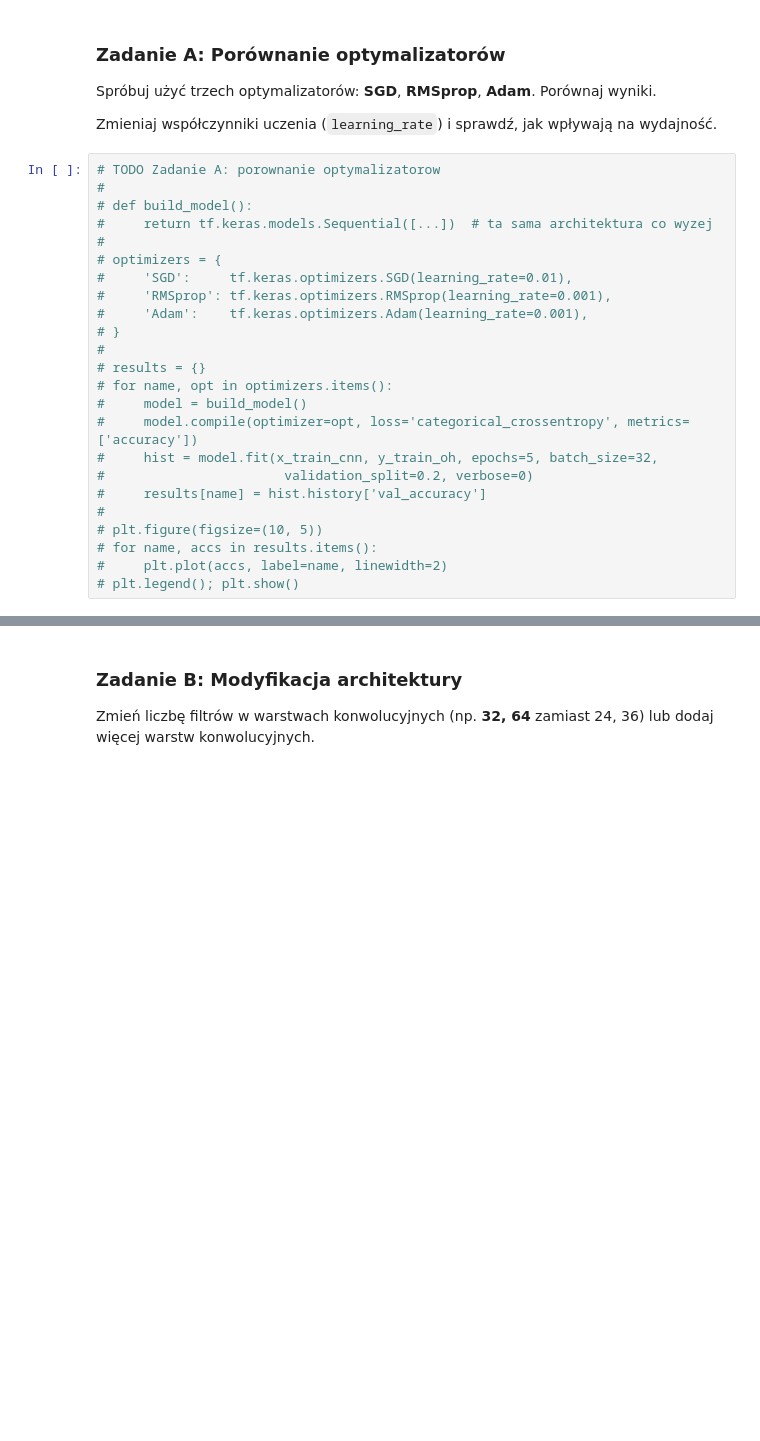
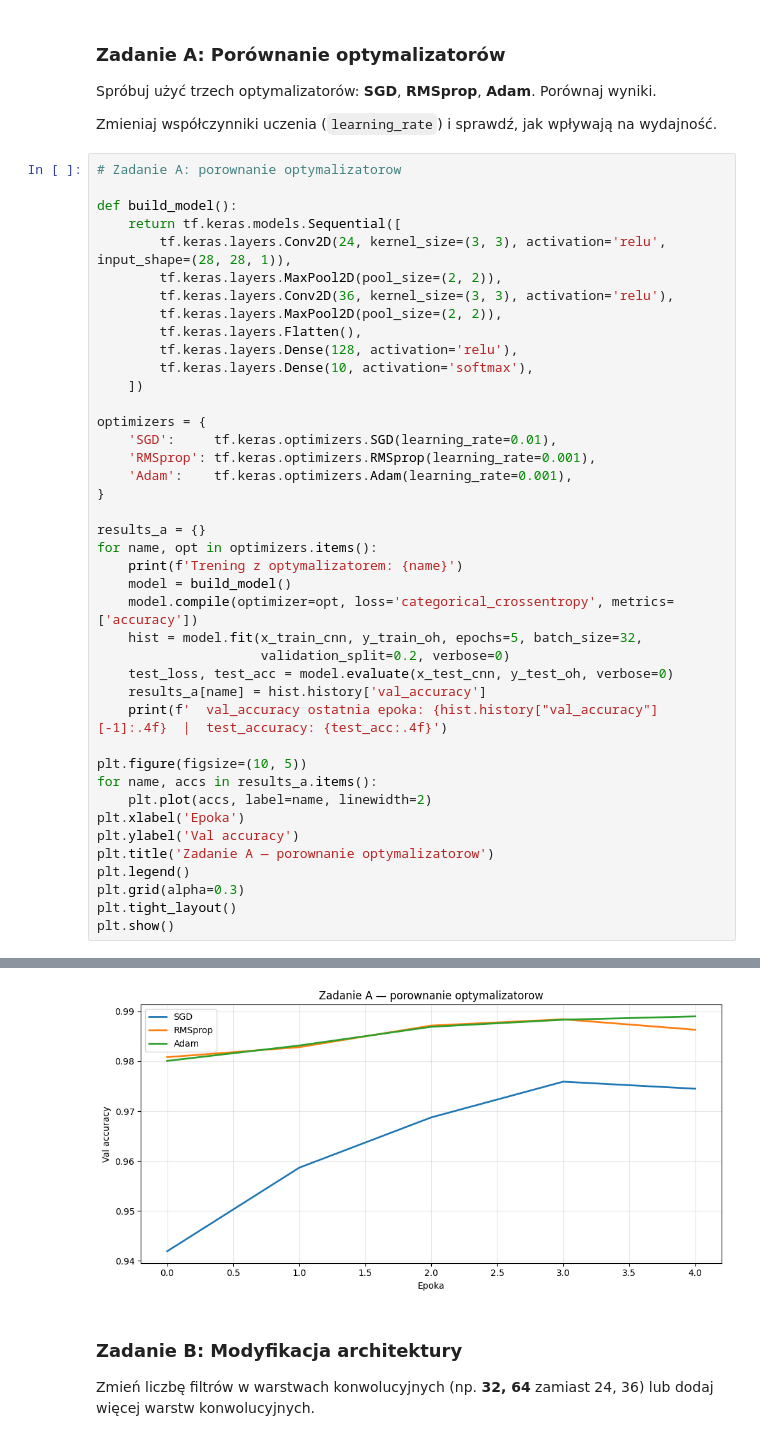
Before and after one commit to zonel/BAI_LAB_TASK, a Jupyter notebook: lab_4/Lab4_TensorFlow_CNN_MAIN_FILE.ipynb, the cells around one changed output, grey strips where cells are left out. Drawn from its saved outputs; the diff is of its cells as text; blank space fills up the shorter version.

```diff
--- a/lab_4/Lab4_TensorFlow_CNN_MAIN_FILE.ipynb
+++ b/lab_4/Lab4_TensorFlow_CNN_MAIN_FILE.ipynb
@@ -1087,26 +1087,44 @@ Spróbuj użyć trzech optymalizatorów: **SGD**, **RMSprop**, **Adam**. Porówn
 
 Zmieniaj współczynniki uczenia (`learning_rate`) i sprawdź, jak wpływają na wydajność.
 # %%
-# TODO Zadanie A: porownanie optymalizatorow
-#
-# def build_model():
-#     return tf.keras.models.Sequential([...])  # ta sama architektura co wyzej
-#
-# optimizers = {
-#     'SGD':     tf.keras.optimizers.SGD(learning_rate=0.01),
-#     'RMSprop': tf.keras.optimizers.RMSprop(learning_rate=0.001),
-#     'Adam':    tf.keras.optimizers.Adam(learning_rate=0.001),
-# }
-#
-# results = {}
-# for name, opt in optimizers.items():
-#     model = build_model()
-#     model.compile(optimizer=opt, loss='categorical_crossentropy', metrics=['accuracy'])
-#     hist = model.fit(x_train_cnn, y_train_oh, epochs=5, batch_size=32,
-#                       validation_split=0.2, verbose=0)
-#     results[name] = hist.history['val_accuracy']
-#
-# plt.figure(figsize=(10, 5))
-# for name, accs in results.items():
-#     plt.plot(accs, label=name, linewidth=2)
-# plt.legend(); plt.show()
+# Zadanie A: porownanie optymalizatorow
+
+def build_model():
+    return tf.keras.models.Sequential([
+        tf.keras.layers.Conv2D(24, kernel_size=(3, 3), activation='relu', input_shape=(28, 28, 1)),
+        tf.keras.layers.MaxPool2D(pool_size=(2, 2)),
+        tf.keras.layers.Conv2D(36, kernel_size=(3, 3), activation='relu'),
+        tf.keras.layers.MaxPool2D(pool_size=(2, 2)),
+        tf.keras.layers.Flatten(),
+        tf.keras.layers.Dense(128, activation='relu'),
+        tf.keras.layers.Dense(10, activation='softmax'),
+    ])
+
+optimizers = {
+    'SGD':     tf.keras.optimizers.SGD(learning_rate=0.01),
+    'RMSprop': tf.keras.optimizers.RMSprop(learning_rate=0.001),
+    'Adam':    tf.keras.optimizers.Adam(learning_rate=0.001),
+}
+
+results_a = {}
+for name, opt in optimizers.items():
+    print(f'Trening z optymalizatorem: {name}')
+    model = build_model()
+    model.compile(optimizer=opt, loss='categorical_crossentropy', metrics=['accuracy'])
+    hist = model.fit(x_train_cnn, y_train_oh, epochs=5, batch_size=32,
+                     validation_split=0.2, verbose=0)
+    test_loss, test_acc = model.evaluate(x_test_cnn, y_test_oh, verbose=0)
+    results_a[name] = hist.history['val_accuracy']
+    print(f'  val_accuracy ostatnia epoka: {hist.history["val_accuracy"][-1]:.4f}  |  test_accuracy: {test_acc:.4f}')
+
+plt.figure(figsize=(10, 5))
+for name, accs in results_a.items():
+    plt.plot(accs, label=name, linewidth=2)
+plt.xlabel('Epoka')
+plt.ylabel('Val accuracy')
+plt.title('Zadanie A — porownanie optymalizatorow')
+plt.legend()
+plt.grid(alpha=0.3)
+plt.tight_layout()
+plt.show()
+# %% [output]
@@ -1113,3 +1137,4 @@ Zmieniaj współczynniki uczenia (`learning_rate`) i sprawdź, jak wpływają na
+[figure, added]
 # %% [markdown]
 ### Zadanie B: Modyfikacja architektury
 
```
Also changed, not shown: parts of 9 cells of this notebook.
